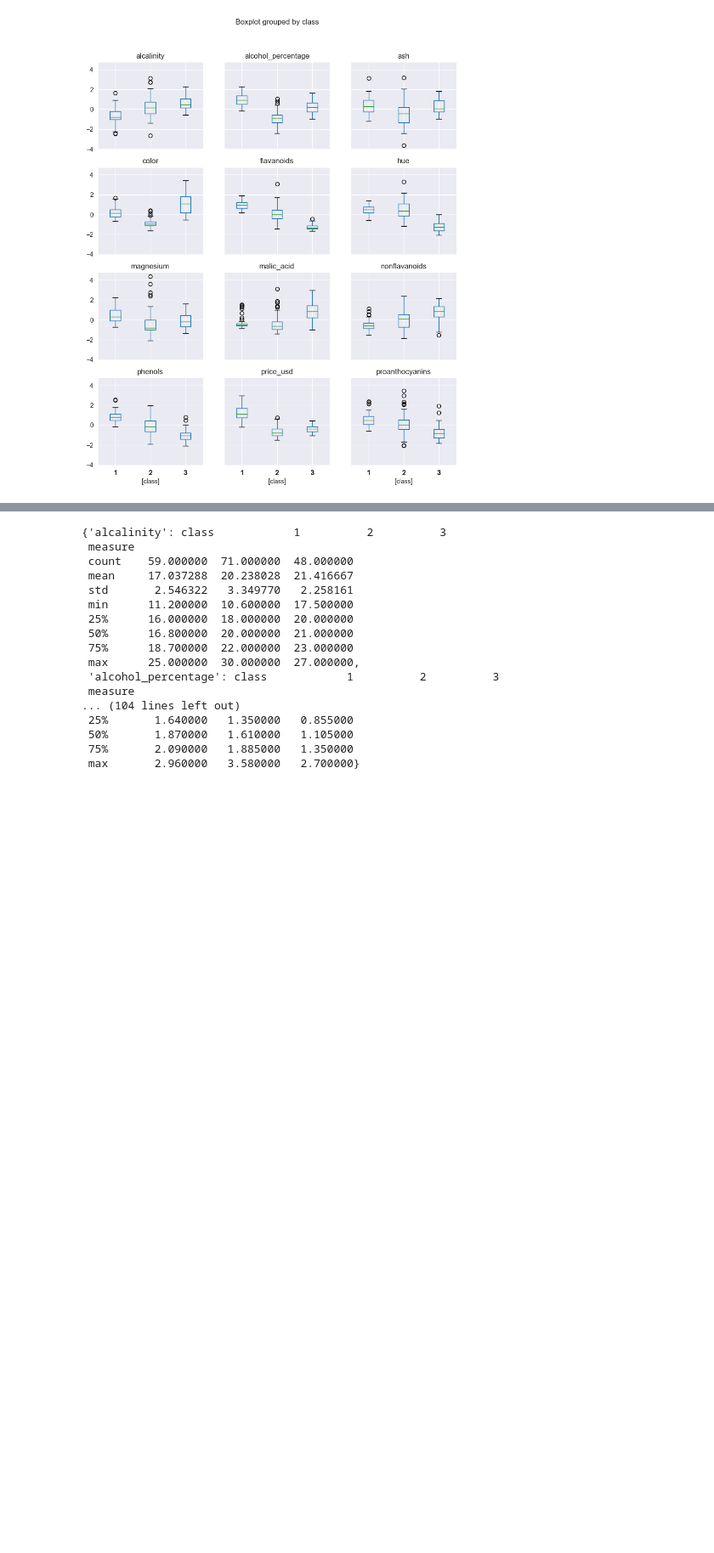
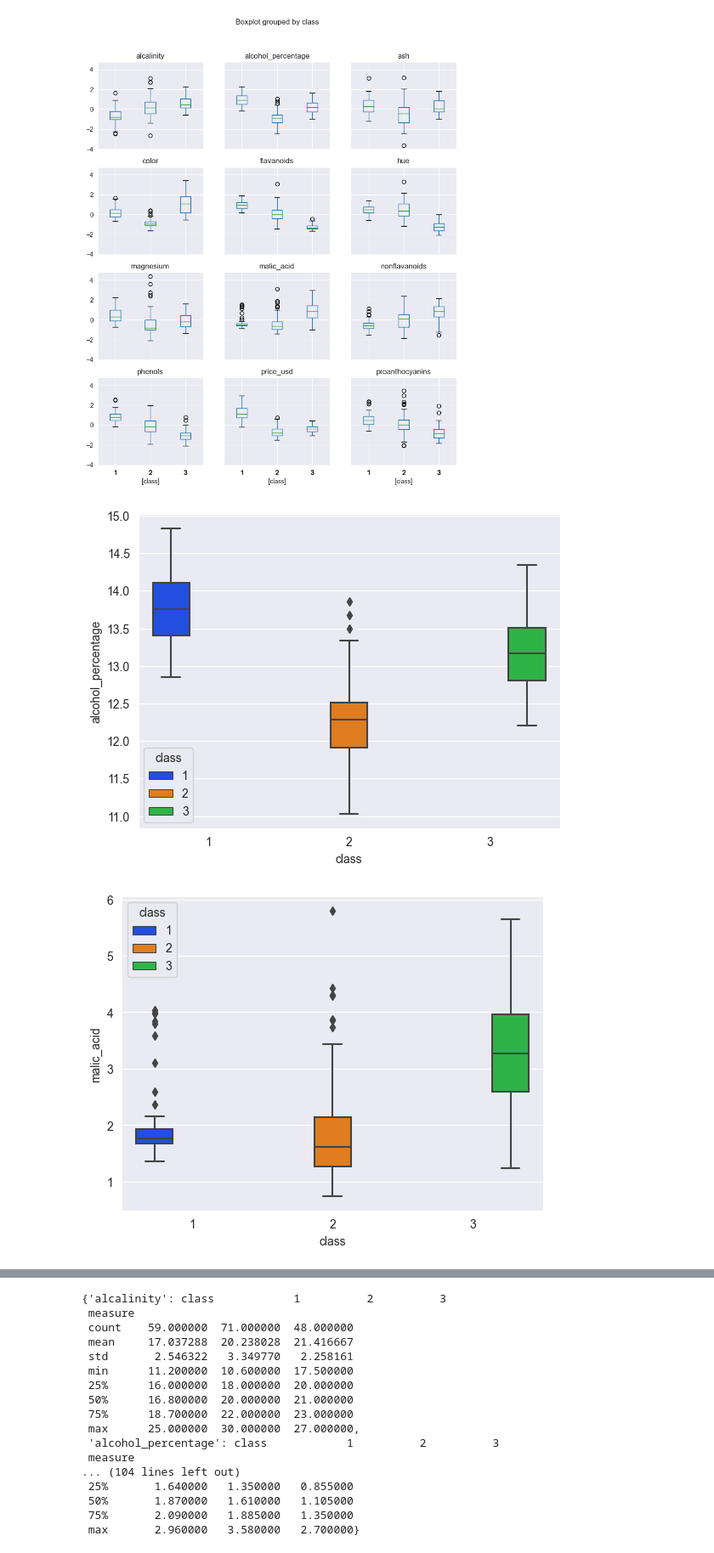
Before and after one commit to ppfenning/AppliedBusiness, a Jupyter notebook: assignments/EX_01.ipynb, the cells around one changed output, grey strips where cells are left out. Shown at 85% size. Saved outputs shown, nothing was run; the diff lists cells and outputs as text; code cells hidden in the pictures; blank space fills up the shorter version.

```diff
--- a/assignments/EX_01.ipynb
+++ b/assignments/EX_01.ipynb
@@ -131,3 +131,13 @@ df_norm.boxplot(by='class', layout=(4, 3), figsize=(10, 12))
 plt.show()
 # %% [output]
 [figure]
+# %%
+"""Boxplot of Raw Data by Class"""
+import seaborn as sns
+
+for col in df.columns[1:]:
+    sns.boxplot(df, x='class', y=col, hue='class', palette='bright')
+    plt.show()
+# %% [output]
+[figure, added]
+[figure, added]
```
Also changed, not shown: parts of 2 cells of this notebook, 1 other file.
